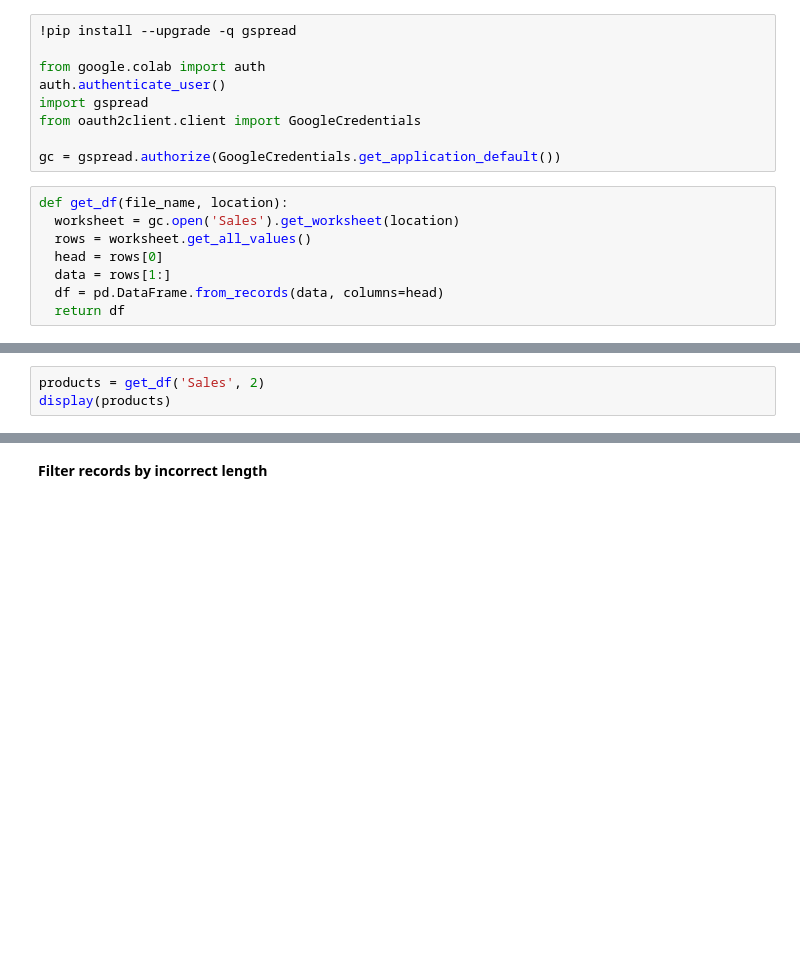
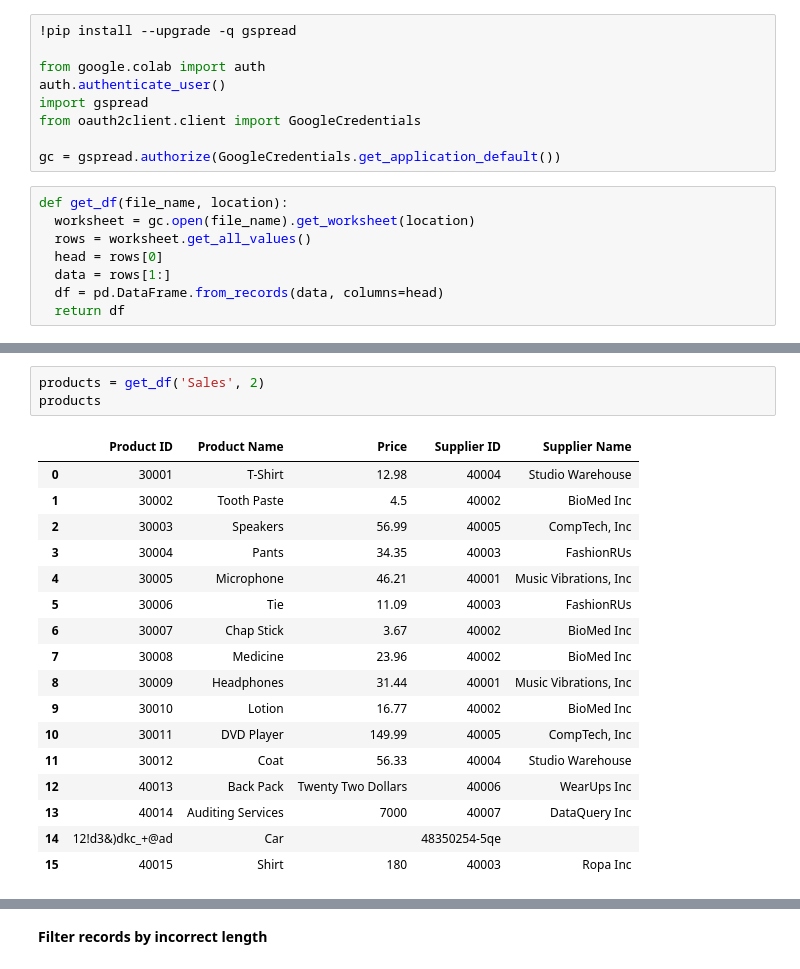
Before and after one commit to PacktPublishing/Hands-On-Data-Analytics-for-Beginners-with-Google-Colaboratory-Video-, a Jupyter notebook: Preparing and Transforming Data.ipynb, the cells around one changed output, grey strips where cells are left out. Saved outputs shown, nothing was run; the diff lists cells and outputs as text; blank space fills up the shorter version.

```diff
--- a/Preparing and Transforming Data.ipynb
+++ b/Preparing and Transforming Data.ipynb
@@ -16,7 +14,7 @@ from oauth2client.client import GoogleCredentials
 gc = gspread.authorize(GoogleCredentials.get_application_default())
 # %%
 def get_df(file_name, location):
-  worksheet = gc.open('Sales').get_worksheet(location)
+  worksheet = gc.open(file_name).get_worksheet(location)
   rows = worksheet.get_all_values()
   head = rows[0]
   data = rows[1:]
@@ -49,5 +64,23 @@ display(customers)
 # %%
 products = get_df('Sales', 2)
-display(products)
+products
+# %% [output]
+|  | Product ID | Product Name | Price | Supplier ID | Supplier Name |
+| 0 | 30001 | T-Shirt | 12.98 | 40004 | Studio Warehouse |
+| 1 | 30002 | Tooth Paste | 4.5 | 40002 | BioMed Inc |
+| 2 | 30003 | Speakers | 56.99 | 40005 | CompTech, Inc |
+| 3 | 30004 | Pants | 34.35 | 40003 | FashionRUs |
+| 4 | 30005 | Microphone | 46.21 | 40001 | Music Vibrations, Inc |
+| 5 | 30006 | Tie | 11.09 | 40003 | FashionRUs |
+| 6 | 30007 | Chap Stick | 3.67 | 40002 | BioMed Inc |
+| 7 | 30008 | Medicine | 23.96 | 40002 | BioMed Inc |
+| 8 | 30009 | Headphones | 31.44 | 40001 | Music Vibrations, Inc |
+| 9 | 30010 | Lotion | 16.77 | 40002 | BioMed Inc |
+| 10 | 30011 | DVD Player | 149.99 | 40005 | CompTech, Inc |
+| 11 | 30012 | Coat | 56.33 | 40004 | Studio Warehouse |
+| 12 | 40013 | Back Pack | Twenty Two Dollars | 40006 | WearUps Inc |
+| 13 | 40014 | Auditing Services | 7000 | 40007 | DataQuery Inc |
+| 14 | 12!d3&)dkc_+@ad | Car |  | 48350254-5qe |  |
+| 15 | 40015 | Shirt | 180 | 40003 | Ropa Inc |
 # %%
 orders = get_df('Sales', 3)
```
Also changed, not shown: parts of 99 cells of this notebook, 3 other files.
